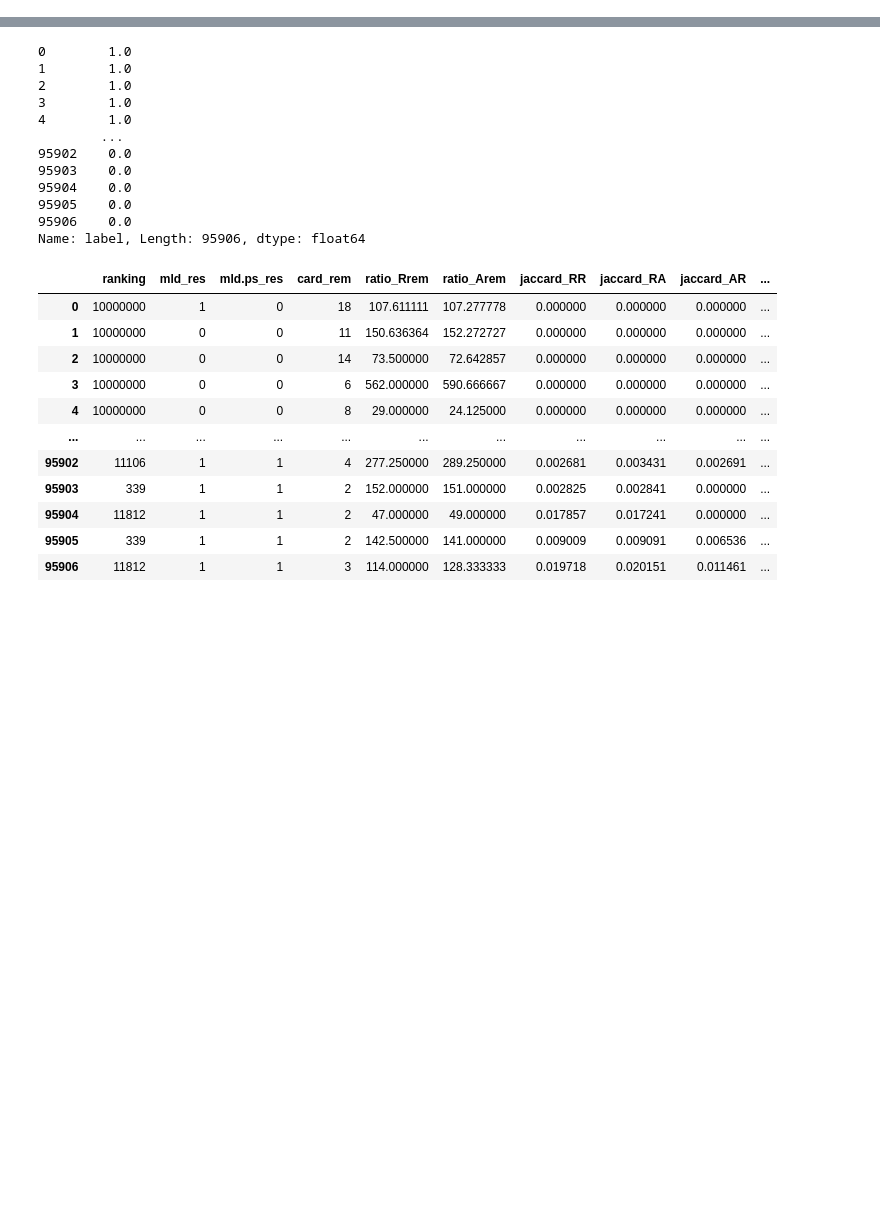
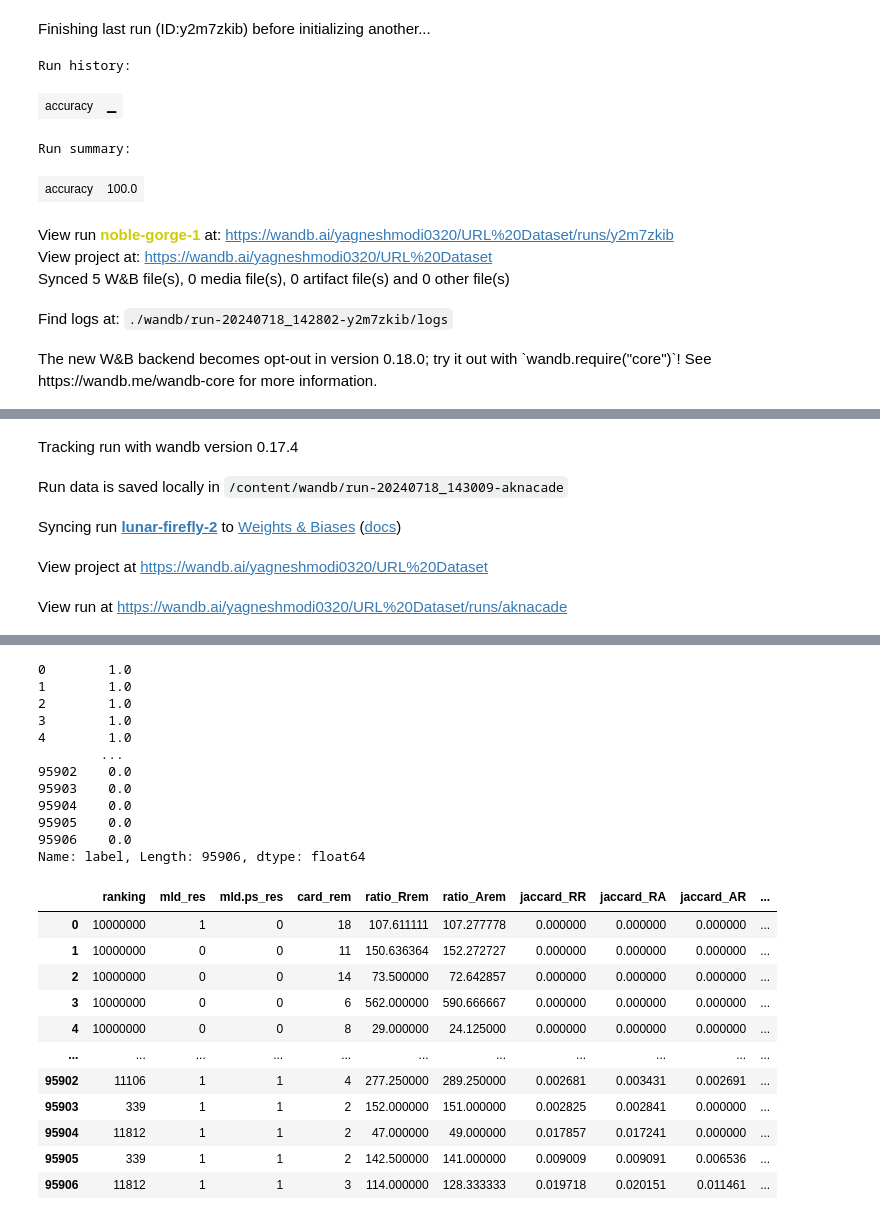
Before and after one commit to yagneshmodi/PhishStorm-URL-Dataset, a Jupyter notebook: URL_Dataset_Decision_Tree.ipynb, the cells around one changed output, grey strips where cells are left out. Saved outputs shown, nothing was run; the diff lists cells and outputs as text; code cells hidden in the pictures; blank space fills up the shorter version.

```diff
--- a/URL_Dataset_Decision_Tree.ipynb
+++ b/URL_Dataset_Decision_Tree.ipynb
@@ -4,0 +33,20 @@ import pandas as pd
+# %%
+run = wandb.init(
+    project="URL Dataset",
+    # Track hyperparameters and run metadata
+    config={
+        "learning_rate": 0.01,
+        "epochs": 10,
+    },
+)
+# %% [output]
+Finishing last run (ID:y2m7zkib) before initializing another...
+Run history:
+| accuracy | ▁ |
+Run summary:
+| accuracy | 100.0 |
+View run noble-gorge-1 at: https://wandb.ai/yagneshmodi0320/URL%20Dataset/runs/y2m7zkib
+View project at: https://wandb.ai/yagneshmodi0320/URL%20Dataset
+Synced 5 W&B file(s), 0 media file(s), 0 artifact file(s) and 0 other file(s)
+Find logs at: ./wandb/run-20240718_142802-y2m7zkib/logs
+The new W&B backend becomes opt-out in version 0.18.0; try it out with `wandb.require("core")`! See https://wandb.me/wandb-core for more information.
@@ -5,3 +54,8 @@ import pandas as pd
+Tracking run with wandb version 0.17.4
+Run data is saved locally in /content/wandb/run-20240718_143009-aknacade
+Syncing run lunar-firefly-2 to Weights & Biases (docs)
+View project at https://wandb.ai/yagneshmodi0320/URL%20Dataset
+View run at https://wandb.ai/yagneshmodi0320/URL%20Dataset/runs/aknacade
 # %%
 data = pd.read_csv('urlset.csv', encoding='latin-1')
 # %%
```
Also changed, not shown: parts of 5 cells of this notebook.
